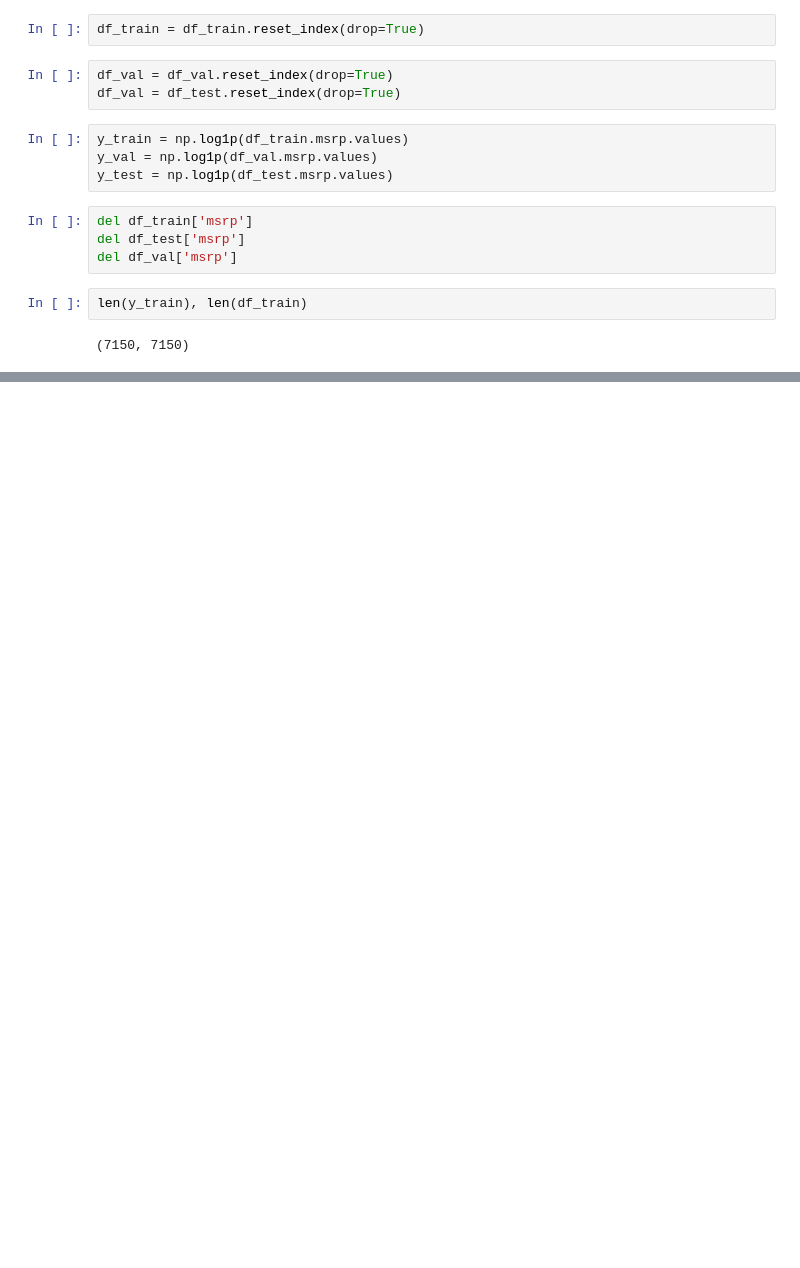
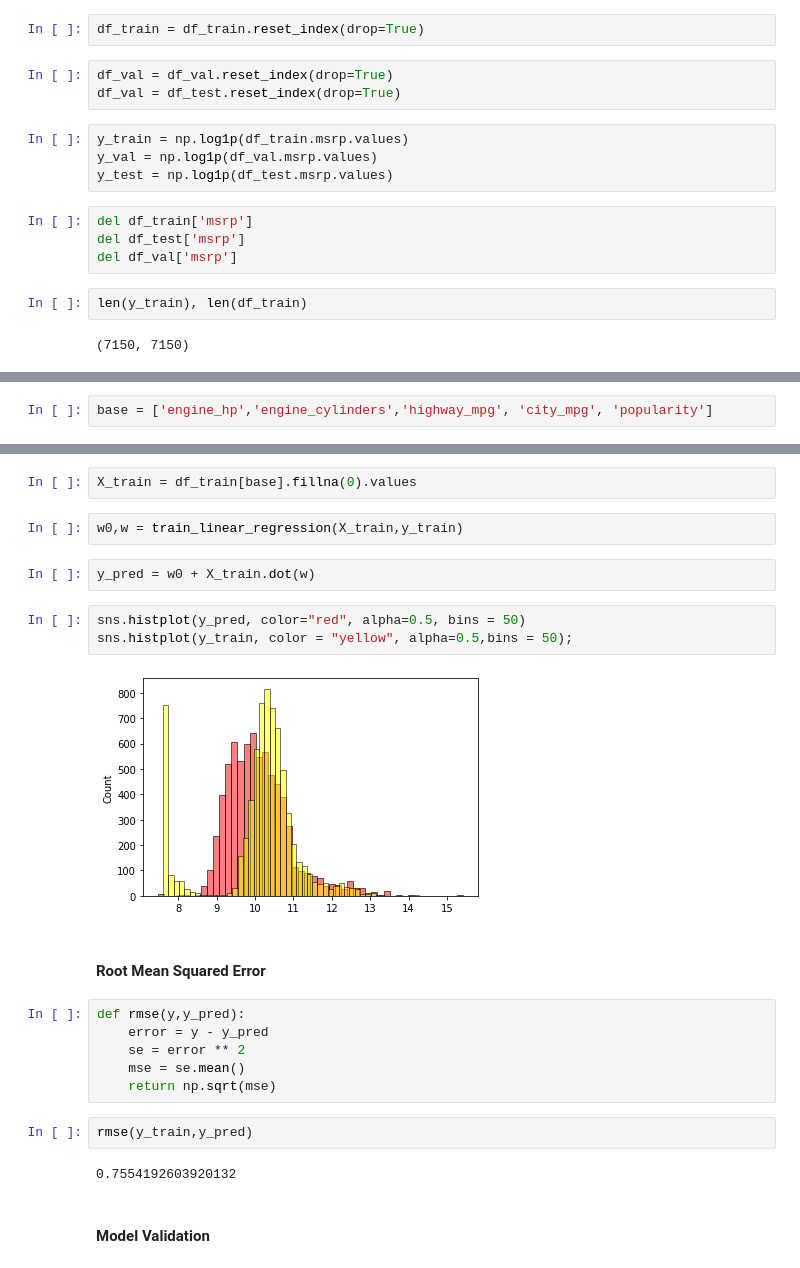
Before and after one commit to agudze-silas/ml-zoomcamp, a Jupyter notebook: week-2/notebook.ipynb, the cells around one changed output, grey strips where cells are left out. Saved outputs shown, nothing was run; the diff lists cells and outputs as text; blank space fills up the shorter version.

Commit message:
calculated rmse

```diff
--- a/week-2/notebook.ipynb
+++ b/week-2/notebook.ipynb
@@ -185,0 +356,2 @@ len(y_train), len(df_train)
+# %%
+base = ['engine_hp','engine_cylinders','highway_mpg', 'city_mpg', 'popularity']
@@ -185,0 +374,25 @@ len(y_train), len(df_train)
+# %%
+X_train = df_train[base].fillna(0).values
+# %%
+w0,w = train_linear_regression(X_train,y_train)
+# %%
+y_pred = w0 + X_train.dot(w)
+# %%
+sns.histplot(y_pred, color="red", alpha=0.5, bins = 50)
+sns.histplot(y_train, color = "yellow", alpha=0.5,bins = 50);
+# %% [output]
+[figure, added]
+# %% [markdown]
+#### Root Mean Squared Error
+# %%
+def rmse(y,y_pred):
+    error = y - y_pred
+    se = error ** 2
+    mse = se.mean()
+    return np.sqrt(mse)
+# %%
+rmse(y_train,y_pred)
+# %% [output]
+0.7554192603920132
+# %% [markdown]
+#### Model Validation
```
Also changed, not shown: parts of 37 cells of this notebook.
